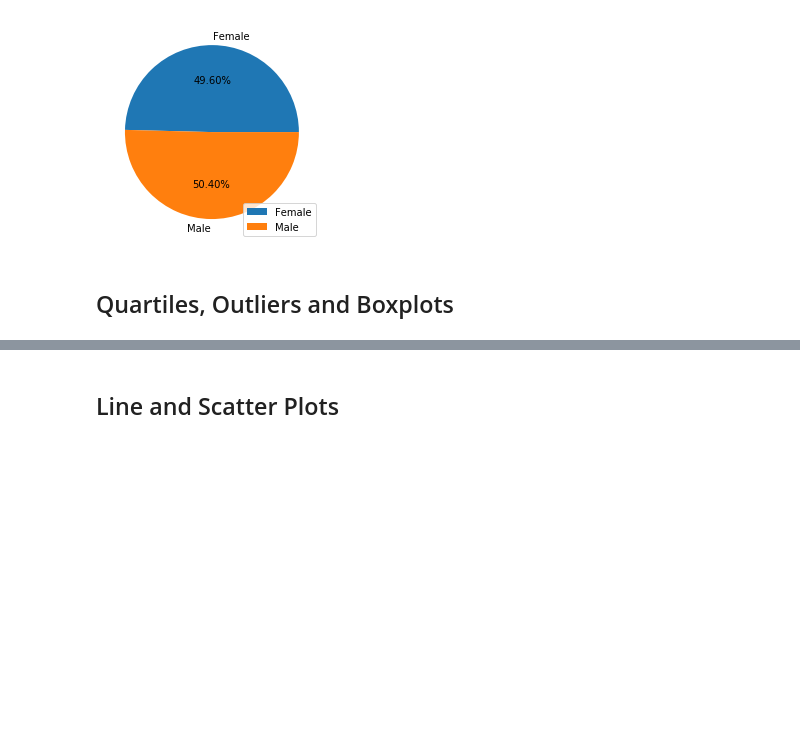
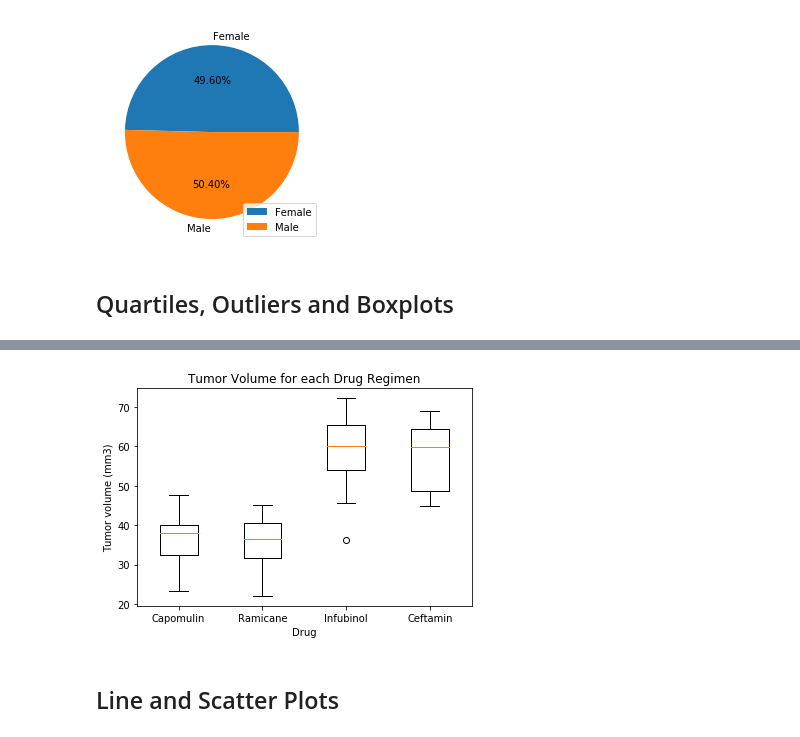
Before and after one commit to mgood13/matplotlib_challenge, a Jupyter notebook: pymaceuticals_starter.ipynb, the cells around one changed output, grey strips where cells are left out. Cells and saved outputs as stored; diff of their text form; code cells hidden in the pictures; blank space fills up the shorter version.

Commit message:
Added in the tumor volume box plots

```diff
--- a/pymaceuticals_starter.ipynb
+++ b/pymaceuticals_starter.ipynb
@@ -220,20 +223,33 @@ result_df.head()
 # %%
 # Put treatments into a list for for loop (and later for plot labels)
+treatments = {'Capomulin': [], 'Ramicane': [], 'Infubinol': [], 'Ceftamin': []}
 
 
 # Create empty list to fill with tumor vol data (for plotting)
 
 
 # Calculate the IQR and quantitatively determine if there are any potential outliers.
 
 
     # Locate the rows which contain mice on each drug and get the tumor volumes
+for drug in treatments:
+    temp_df = result_df.loc[result_df['Drug Regimen'] == drug,:]
+    for i in temp_df['Tumor Volume (mm3)']:
+        treatments[drug].append(i)
 
+plt.boxplot(treatments.values(), labels = treatments.keys())
+
+plt.xlabel('Drug')
+plt.ylabel('Tumor volume (mm3)')
+plt.title('Tumor Volume for each Drug Regimen')
+plt.show()
 
     # add subset
 
 
     # Determine outliers using upper and lower bounds
+# %% [output]
+[figure, added]
 # %%
 # Generate a box plot of the final tumor volume of each mouse across four regimens of interest
 # %% [markdown]
```
Also changed, not shown: parts of 1 cell of this notebook.
